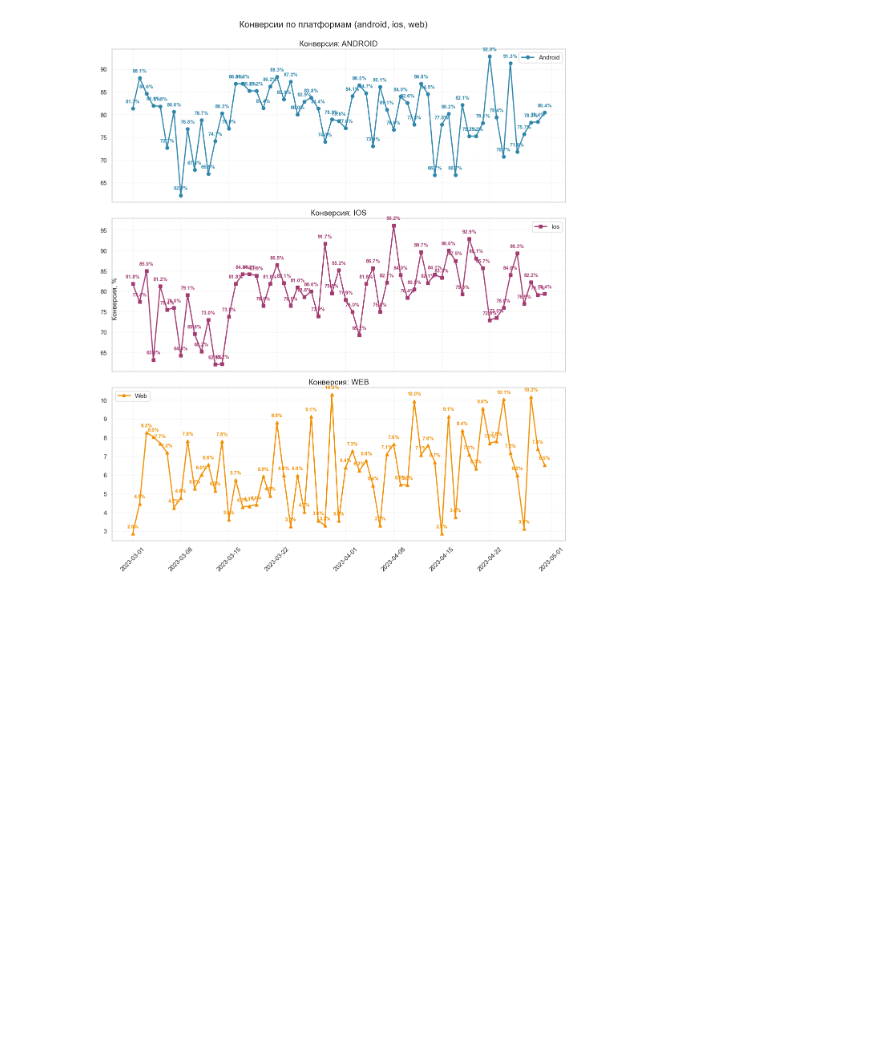
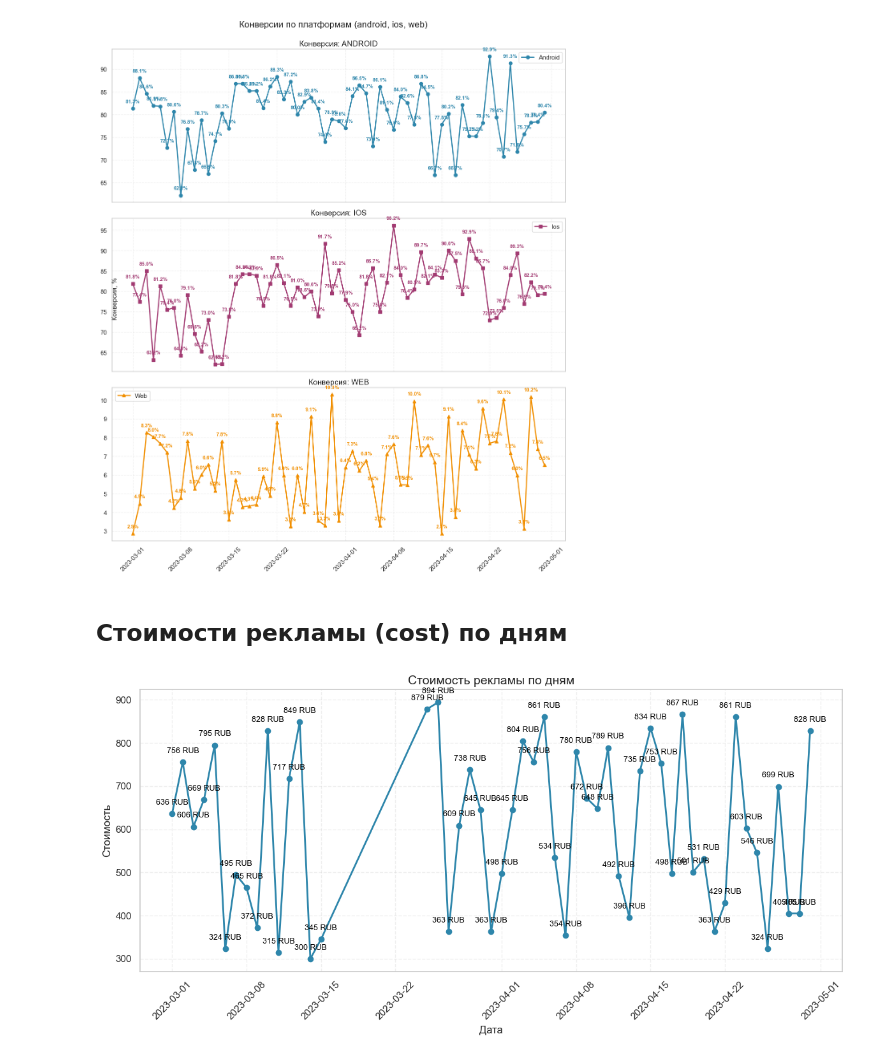
Before and after one commit to Konstantin-Ignatenko-Y/data-analytics-project-100, a Jupyter notebook: Conversion_dashboard.ipynb, the cells around one changed output. Drawn from its saved outputs; the diff is of its cells as text; code cells hidden in the pictures; blank space fills up the shorter version.

Commit message:
feat: add ./charts/ad_cost.png

```diff
--- a/Conversion_dashboard.ipynb
+++ b/Conversion_dashboard.ipynb
@@ -785,3 +785,76 @@ fig.savefig(output_path, dpi=300, bbox_inches='tight')
 plt.show()
 # %% [output]
 [figure]
+# %% [markdown]
+## Стоимости рекламы (cost) по дням
+# %%
+# --- Подготовка данных ---
+df = df_final.copy()
+
+# 1. Убираем bot
+df = df[df['platform'] != 'bot'].copy()
+
+# 2. Приводим date_group к datetime
+df['date_group'] = pd.to_datetime(df['date_group'])
+
+# 3. Фильтруем по периоду
+start_date = '2023-03-01'
+end_date = '2023-04-30'
+mask = (df['date_group'] >= start_date) & (df['date_group'] <= end_date)
+df_plot = df.loc[mask].copy()
+
+# 4. Агрегируем стоимость по дате (суммируем cost по всем платформам за день)
+cost_by_date = (
+    df_plot
+    .groupby('date_group', as_index=False)['cost']
+    .sum()
+    .sort_values('date_group')
+)
+
+# убираем строки, где стоимость равна 0
+cost_by_date = cost_by_date[cost_by_date['cost'] != 0].copy()
+
+# --- Построение графика ---
+plt.figure(figsize=(12, 6))
+
+plt.plot(
+    cost_by_date['date_group'],
+    cost_by_date['cost'],
+    color='#2E86AB',
+    linewidth=2,
+    marker='o',
+    markersize=6
+)
+
+# Добавляем подписи стоимости над точками
+for i, row in cost_by_date.iterrows():
+    x_val = row['date_group']
+    y_val = row['cost']
+
+    if pd.isna(x_val) or pd.isna(y_val) or np.isinf(y_val):
+        continue
+
+    plt.annotate(
+        f'{y_val:.0f} RUB',          # без дробной части (стоимость обычно целая)
+        xy=(x_val, y_val),
+        xytext=(0, 8),          # сдвиг вверх на 8 пунктов
+        textcoords='offset points',
+        ha='center',
+        va='bottom',
+        fontsize=9,
+        color='black',
+       # weight='bold'
+    )
+
+plt.title("Стоимость рекламы по дням", fontsize=14)
+plt.xlabel("Дата", fontsize=12)
+plt.ylabel("Стоимость", fontsize=12)
+plt.grid(True, linestyle='--', alpha=0.3)
+plt.xticks(rotation=45)
+plt.tight_layout()
+
+output_path = "./charts/ad_cost.png"
+plt.savefig(output_path, dpi=300, bbox_inches='tight')
+plt.show()
+# %% [output]
+[figure, added]
```
Also changed, not shown: 1 other file.
